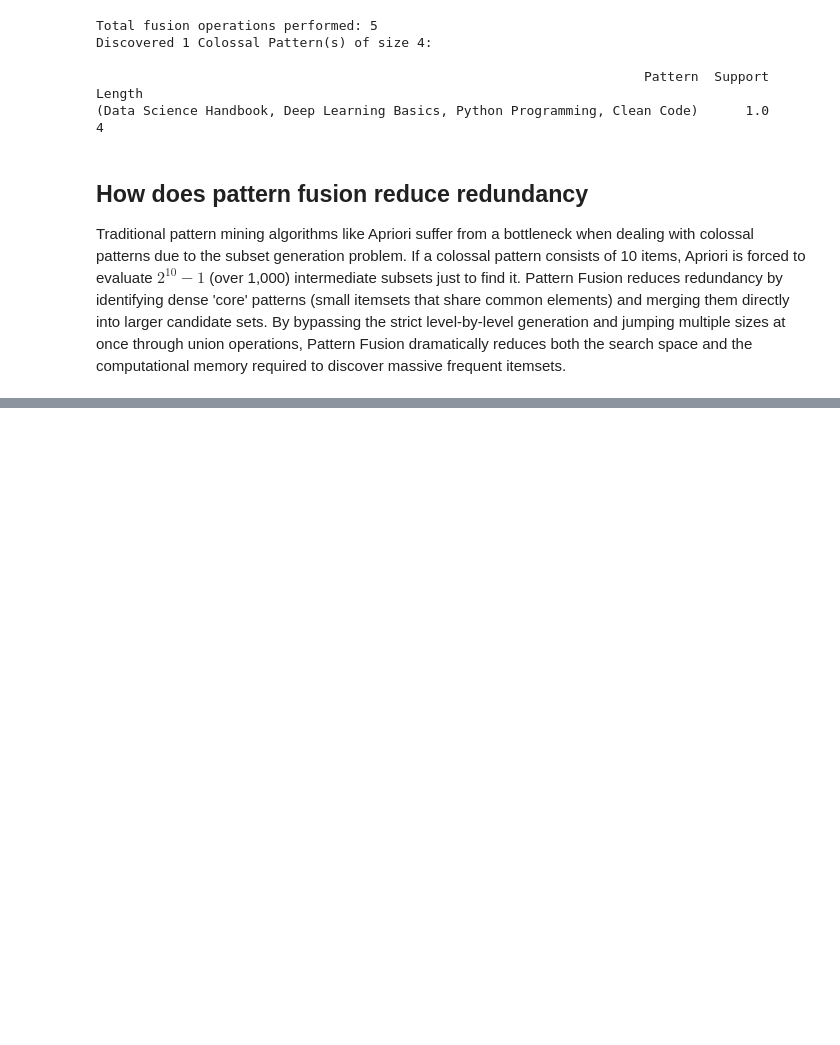
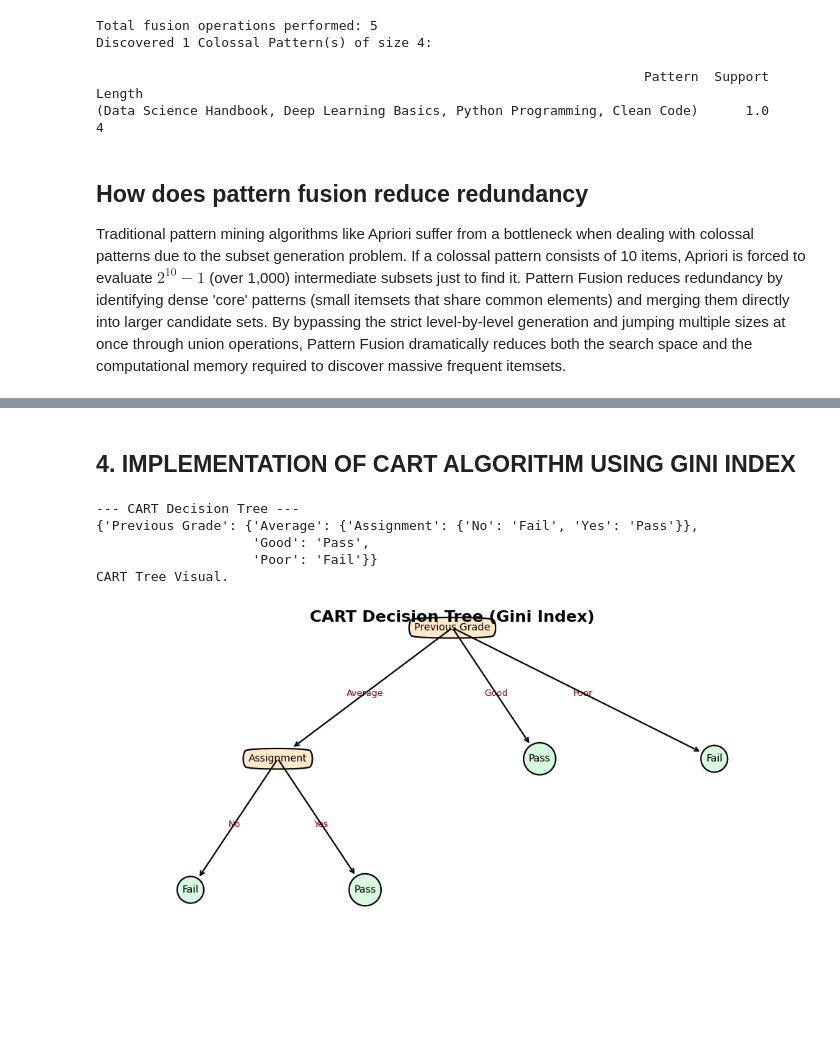
Before and after one commit to 5und4r/MachineLearningLab, a Jupyter notebook: MachineLearningLab.ipynb, the cells around one changed output, grey strips where cells are left out. Cells and saved outputs as stored; diff of their text form; code cells hidden in the pictures; blank space fills up the shorter version.

```diff
--- a/MachineLearningLab.ipynb
+++ b/MachineLearningLab.ipynb
@@ -1089,0 +1452,57 @@ Traditional pattern mining algorithms like Apriori suffer from a bottleneck when
+# %% [markdown]
+## 4. IMPLEMENTATION OF CART ALGORITHM USING GINI INDEX
+# %%
+def calculate_gini_impurity(target_column):
+    """Calculates the basic Gini impurity of a dataset column."""
+    elements, counts = np.unique(target_column, return_counts=True)
+    impurity = 1.0 - np.sum([(count/np.sum(counts))**2 for count in counts])
+    return impurity
+
+def calculate_gini_index(data, split_attribute_name, target_name):
+    """Calculates the weighted Gini Index for a specific attribute split."""
+    vals, counts = np.unique(data[split_attribute_name], return_counts=True)
+    weighted_gini = np.sum([(counts[i]/np.sum(counts)) *
+                            calculate_gini_impurity(data.where(data[split_attribute_name]==vals[i]).dropna()[target_name])
+                            for i in range(len(vals))])
+    return weighted_gini
+
+def build_cart_tree(data, original_data, features, target_attribute_name, parent_node_class=None):
+    """Builds the CART Decision Tree recursively using Gini Index."""
+    # Base cases
+    if len(np.unique(data[target_attribute_name])) <= 1:
+        return np.unique(data[target_attribute_name])[0]
+    elif len(data) == 0:
+        return np.unique(original_data[target_attribute_name])[np.argmax(np.unique(original_data[target_attribute_name], return_counts=True)[1])]
+    elif len(features) == 0:
+        return parent_node_class
+
+    parent_node_class = np.unique(data[target_attribute_name])[np.argmax(np.unique(data[target_attribute_name], return_counts=True)[1])]
+
+    # Select feature with the LOWEST Gini Index (CART tries to minimize impurity)
+    item_values = [calculate_gini_index(data, feature, target_attribute_name) for feature in features]
+    best_feature_index = np.argmin(item_values) # Using argmin instead of argmax
+    best_feature = features[best_feature_index]
+
+    tree = {best_feature: {}}
+    features = [i for i in features if i != best_feature]
+
+    for value in np.unique(data[best_feature]):
+        sub_data = data.where(data[best_feature] == value).dropna()
+        subtree = build_cart_tree(sub_data, original_data, features, target_attribute_name, parent_node_class)
+        tree[best_feature][value] = subtree
+
+    return tree
+
+cart_tree = build_cart_tree(df, df, predictor_attributes, 'Result')
+
+print("--- CART Decision Tree ---")
+pprint.pprint(cart_tree)
+print("CART Tree Visual.")
+plot_tree_dict(cart_tree, title="CART Decision Tree (Gini Index)")
+# %% [output]
+--- CART Decision Tree ---
+{'Previous Grade': {'Average': {'Assignment': {'No': 'Fail', 'Yes': 'Pass'}},
+                    'Good': 'Pass',
+                    'Poor': 'Fail'}}
+CART Tree Visual.
+[figure, added]
```
Also changed, not shown: parts of 12 cells of this notebook.
